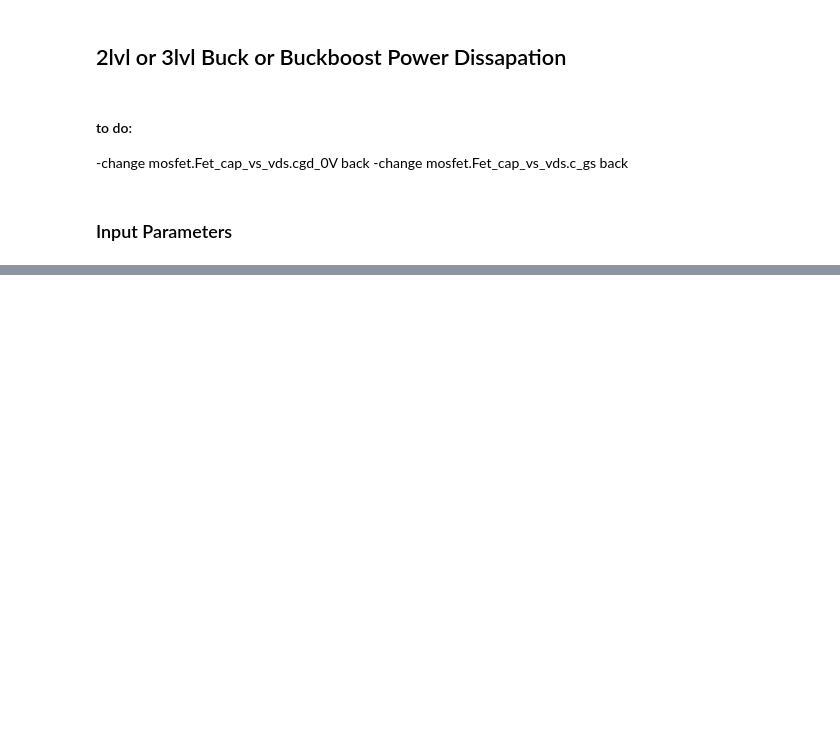
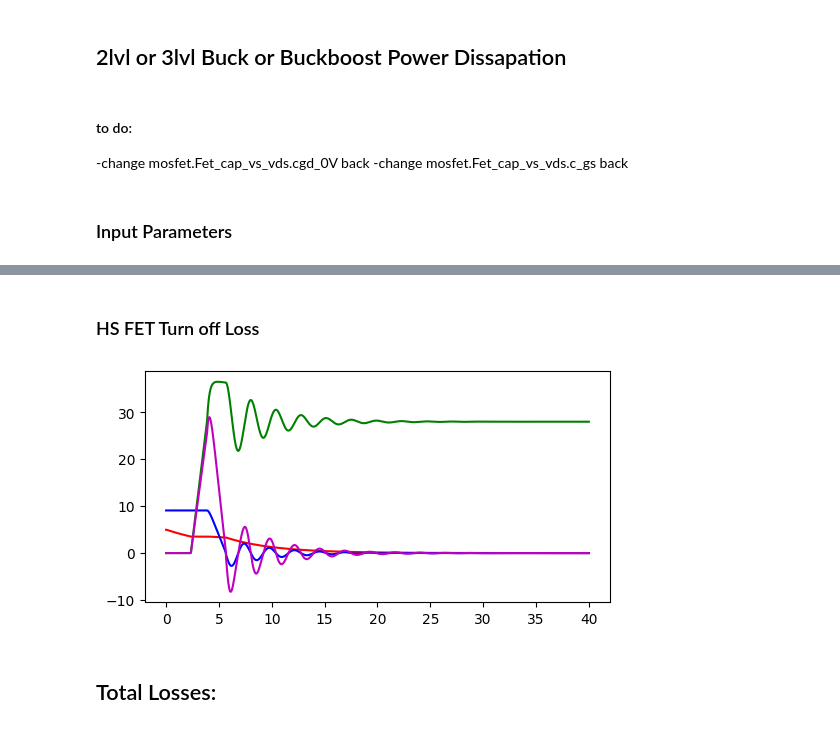
Before and after one commit to grkidwell/pdis_2or3lvl_bb, a Jupyter notebook: pdis_2or3lvl_buckboost.ipynb, the cells around one changed output, grey strips where cells are left out. Cells and saved outputs as stored; diff of their text form; code cells hidden in the pictures; blank space fills up the shorter version.

```diff
--- a/pdis_2or3lvl_buckboost.ipynb
+++ b/pdis_2or3lvl_buckboost.ipynb
@@ -125,2 +118,10 @@ pdis=b_loss.p_totals.values()
+# %% [markdown]
+### HS FET Turn off Loss
+# %%
+b_loss.hs_Losses_obj.fet_switch_off_obj.plot_vgs_id_vds()
+# %% [output]
+[figure, added]
+# %% [markdown]
+## Total Losses:
 # %%
 df=pd.DataFrame.from_dict(b_loss.p_totals,orient='index',columns=['pdis'])
```
Also changed, not shown: parts of 36 cells of this notebook, 3 other files.
